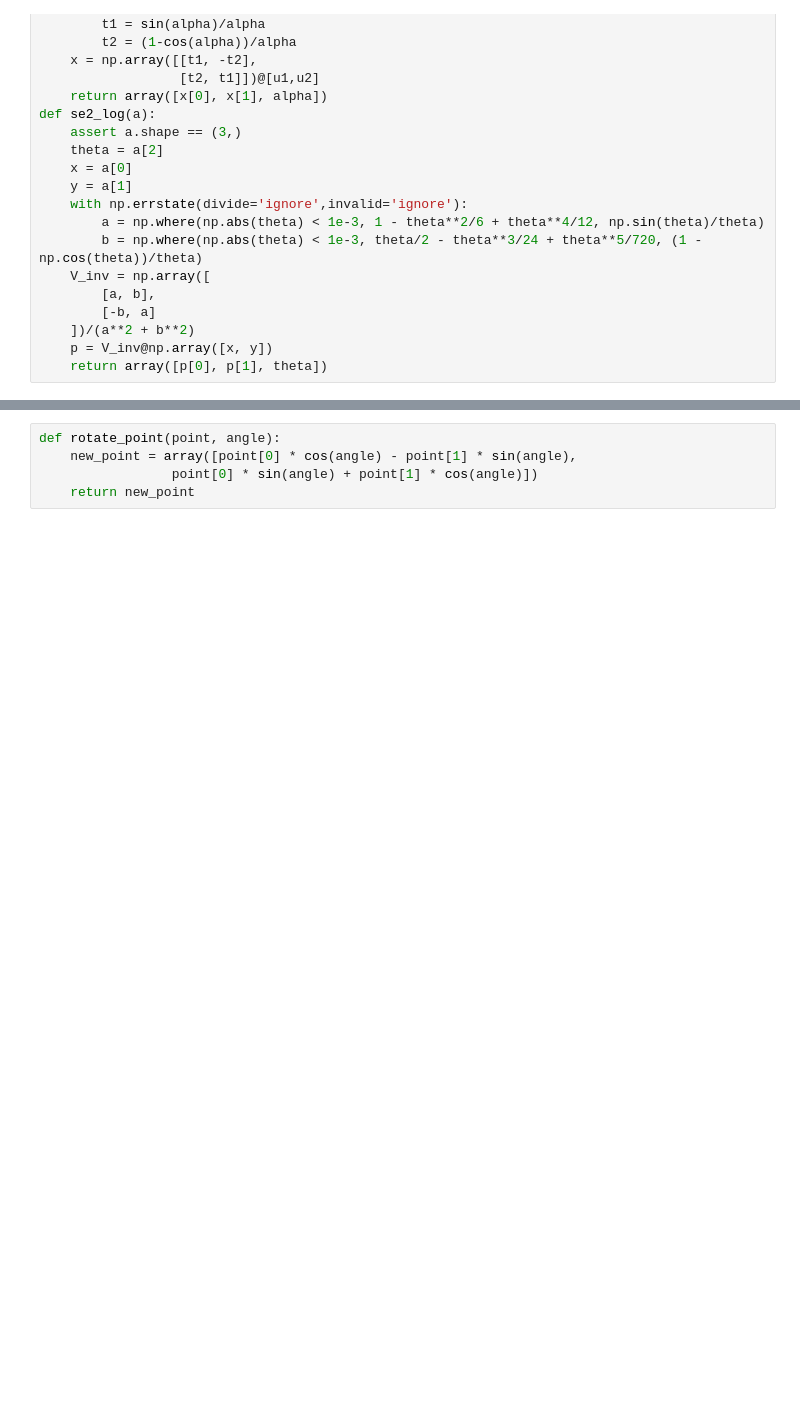
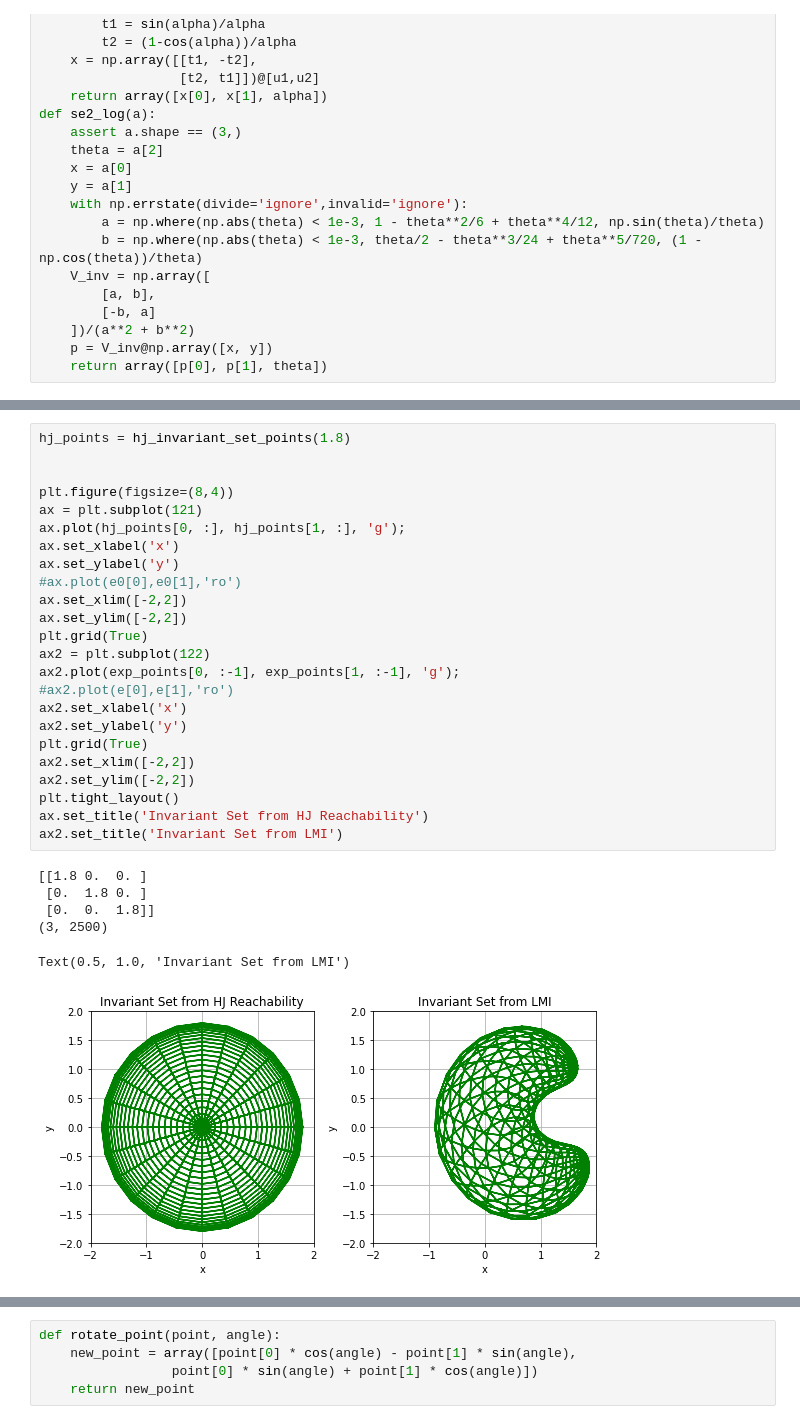
Before and after one commit to wsribunma/SE2_FlowPipes, a Jupyter notebook: SE(2) Invariant.ipynb, the cells around one changed output, grey strips where cells are left out. Saved outputs shown, nothing was run; the diff lists cells and outputs as text; blank space fills up the shorter version.

```diff
--- a/SE(2) Invariant.ipynb
+++ b/SE(2) Invariant.ipynb
@@ -262,0 +333,31 @@ plt.tight_layout()
+# %%
+hj_points = hj_invariant_set_points(1.8)
+
+
+plt.figure(figsize=(8,4))
+ax = plt.subplot(121)
+ax.plot(hj_points[0, :], hj_points[1, :], 'g');
+ax.set_xlabel('x')
+ax.set_ylabel('y')
+#ax.plot(e0[0],e0[1],'ro')
+ax.set_xlim([-2,2])
+ax.set_ylim([-2,2])
+plt.grid(True)
+ax2 = plt.subplot(122)
+ax2.plot(exp_points[0, :-1], exp_points[1, :-1], 'g');
+#ax2.plot(e[0],e[1],'ro')
+ax2.set_xlabel('x')
+ax2.set_ylabel('y')
+plt.grid(True)
+ax2.set_xlim([-2,2])
+ax2.set_ylim([-2,2])
+plt.tight_layout()
+ax.set_title('Invariant Set from HJ Reachability')
+ax2.set_title('Invariant Set from LMI')
+# %% [output]
+[[1.8 0.  0. ]
+ [0.  1.8 0. ]
+ [0.  0.  1.8]]
+(3, 2500)
+Text(0.5, 1.0, 'Invariant Set from LMI')
+[figure, added]
```
Also changed, not shown: parts of 14 cells of this notebook, 2 other files.
